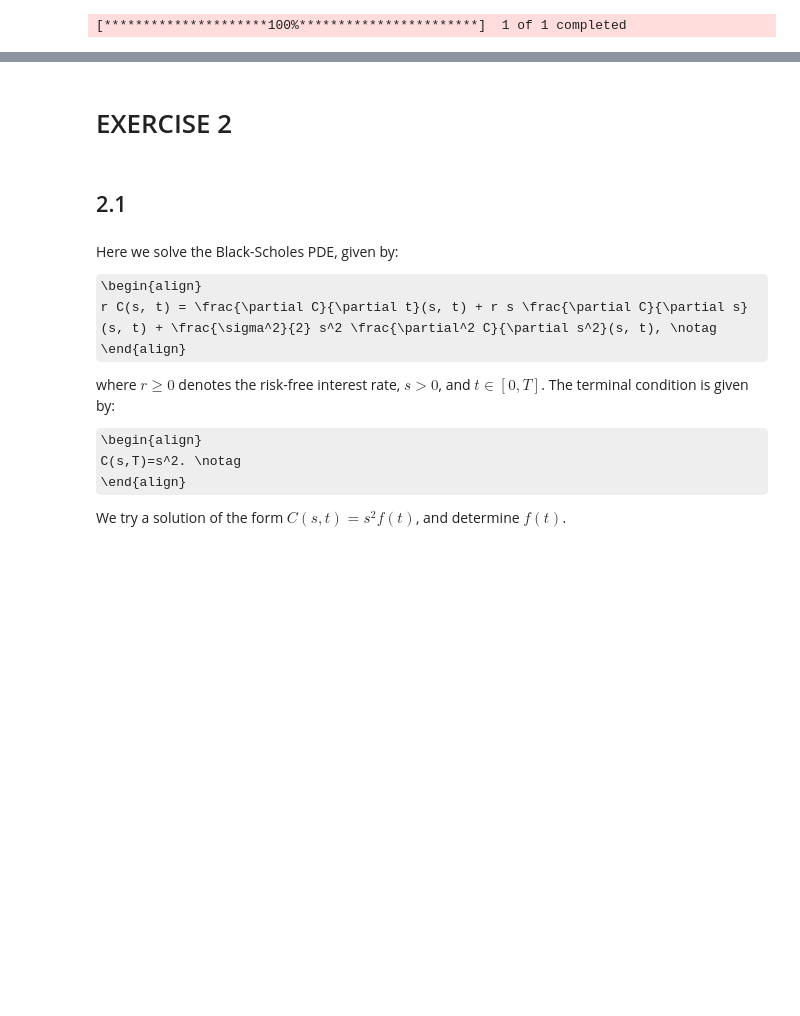
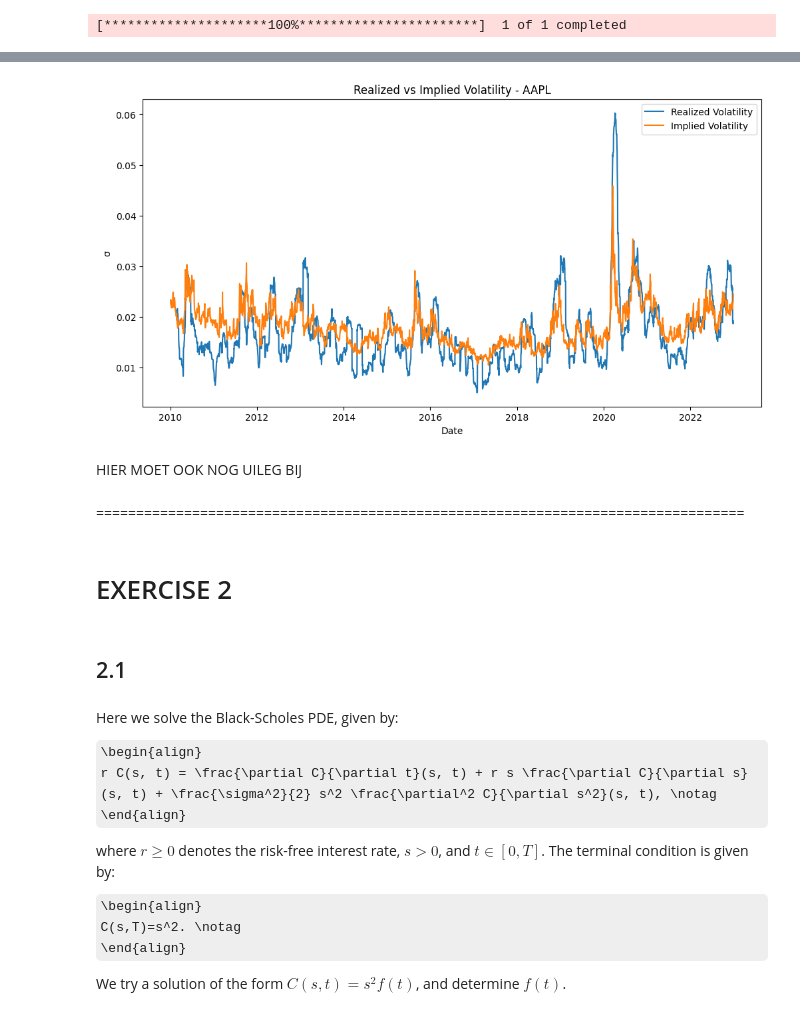
Before and after one commit to HetteWempe/comp_fin, a Jupyter notebook: assignment1.ipynb, the cells around one changed output, grey strips where cells are left out. Saved outputs shown, nothing was run; the diff lists cells and outputs as text; code cells hidden in the pictures; some formulas as TeX source; blank space fills up the shorter version.

```diff
--- a/assignment1.ipynb
+++ b/assignment1.ipynb
@@ -35,3 +128,31 @@ plt.plot(closing_prices)
+# %%
+prices = load_sp500_dataset()
+implied_vol = load_sp500_implied_vol_dataset()
+X = prices_to_returns(prices)
+X = X.loc["2010":]
+implied_vol = implied_vol[ticker] / np.sqrt(252)
+
+window = 30
+
+plt.figure(figsize=(12,6))
+
+
+
+realized_vol = X[ticker].rolling(window=window).std().dropna()
+plt.plot(realized_vol.index, realized_vol, label='Realized Volatility')
+plt.plot(implied_vol.index, implied_vol, label='Implied Volatility')
+
+plt.title(f'Realized vs Implied Volatility - {ticker}')
+plt.xlabel('Date')
+plt.ylabel('σ')
+plt.legend()
+plt.show()
+# %% [output]
+[figure, added]
+# %% [markdown]
+HIER MOET OOK NOG UILEG BIJ
+# %% [markdown]
+=================================================================================
 # %% [markdown]
 # EXERCISE 2
 # %% [markdown]
```
Also changed, not shown: parts of 16 cells of this notebook.
